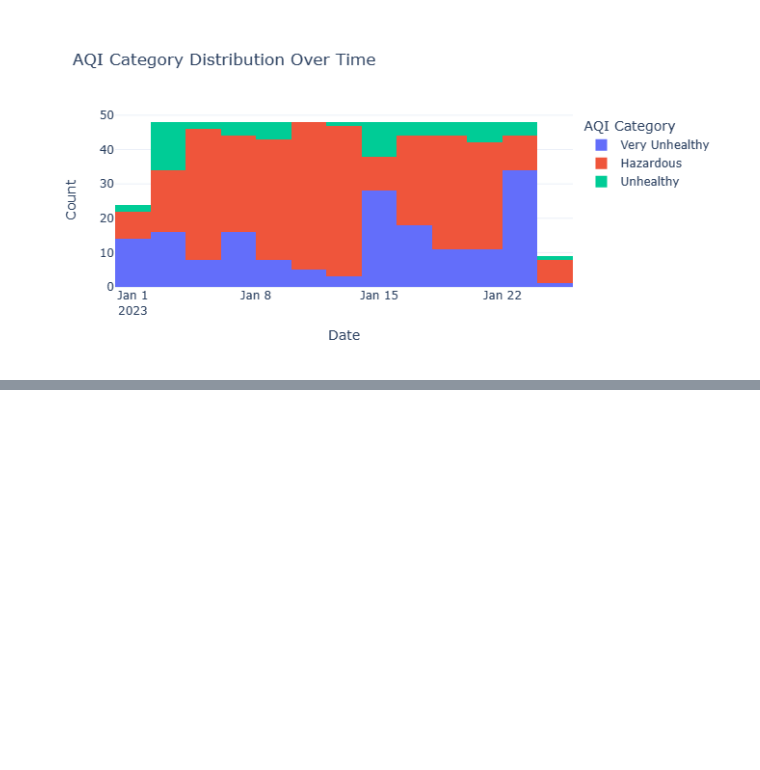
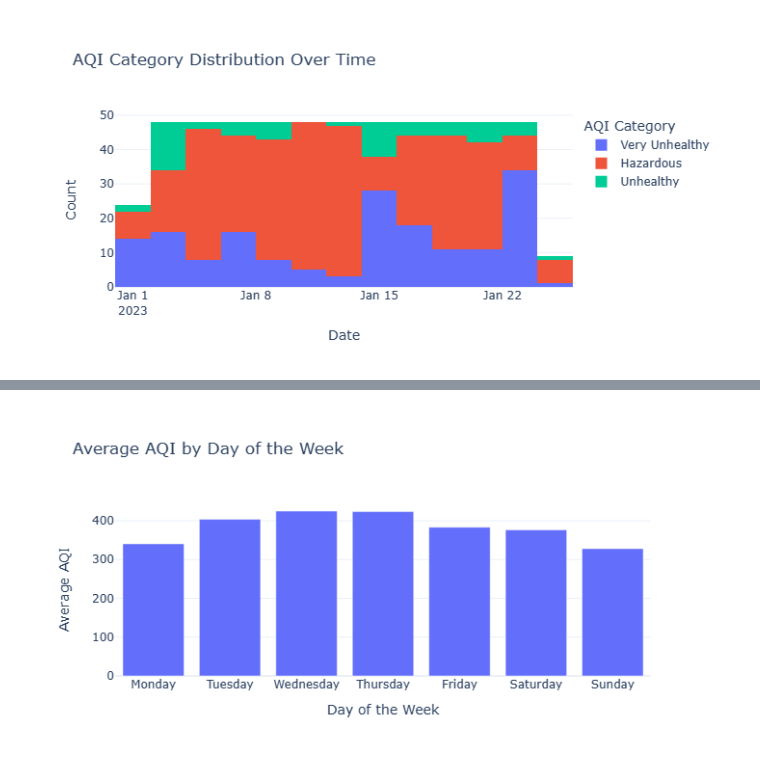
Before and after one commit to bshroats5/DA_Practice, a Jupyter notebook: AirQuality/AirQuality.ipynb, the cells around one changed output, grey strips where cells are left out. Saved outputs shown, nothing was run; the diff lists cells and outputs as text; code cells hidden in the pictures; blank space fills up the shorter version.

```diff
--- a/AirQuality/AirQuality.ipynb
+++ b/AirQuality/AirQuality.ipynb
@@ -122,0 +167,11 @@ pollutant_colors = px.colors.qualitative.Plotly
+# %%
+# Average AQI by Day of the Week
+data['Day_of_Week'] = data['date'].dt.day_name()
+average_aqi_by_day = data.groupby('Day_of_Week')['AQI'].mean().reindex(['Monday', 'Tuesday', 'Wednesday', 'Thursday', 'Friday', 'Saturday', 'Sunday'])
+fig = px.bar(average_aqi_by_day, x=average_aqi_by_day.index, y='AQI',
+              title='Average AQI by Day of the Week')
+fig.update_xaxes(title="Day of the Week")
+fig.update_yaxes(title="Average AQI")
+fig.show()
+# %% [output]
+[figure, added]
```
Also changed, not shown: parts of 3 cells of this notebook.
